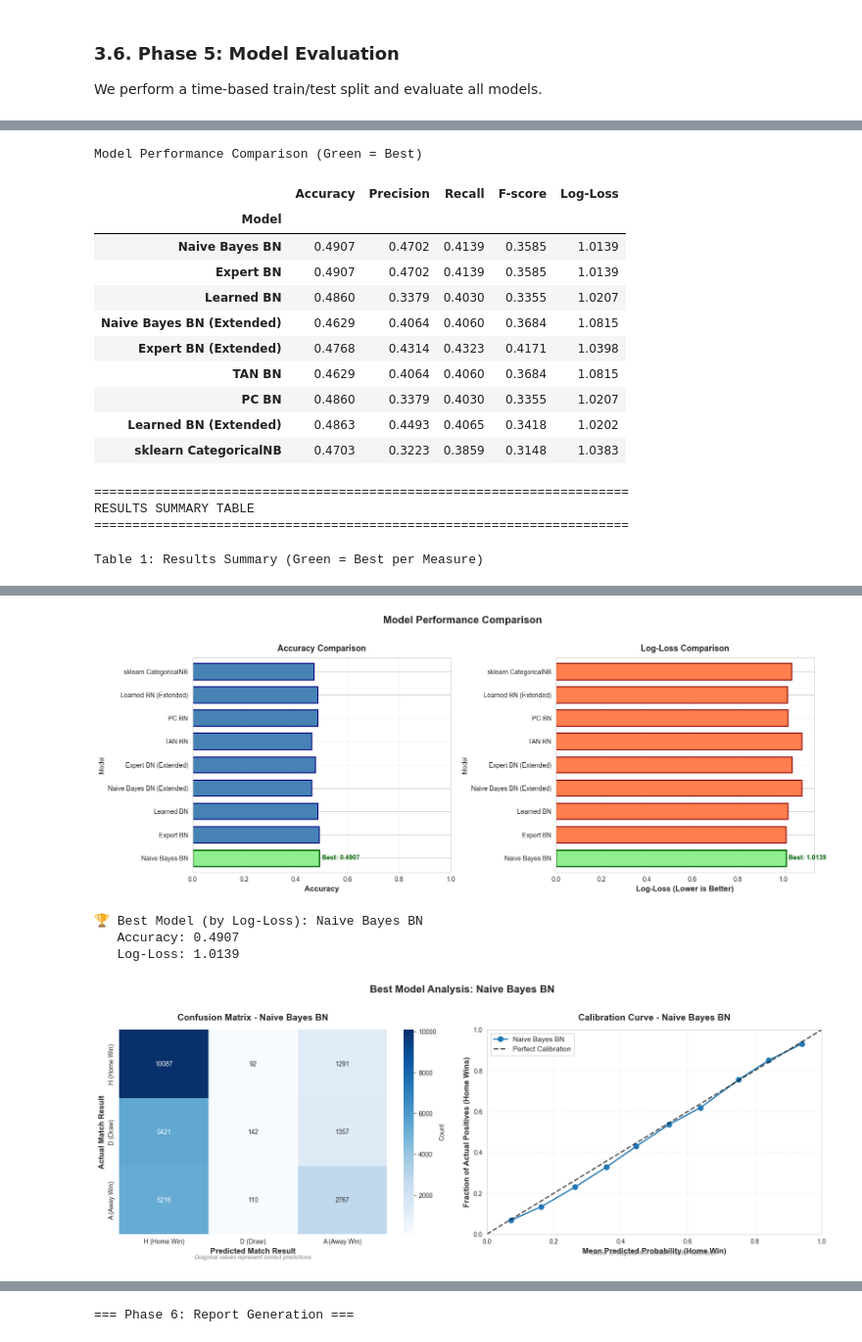
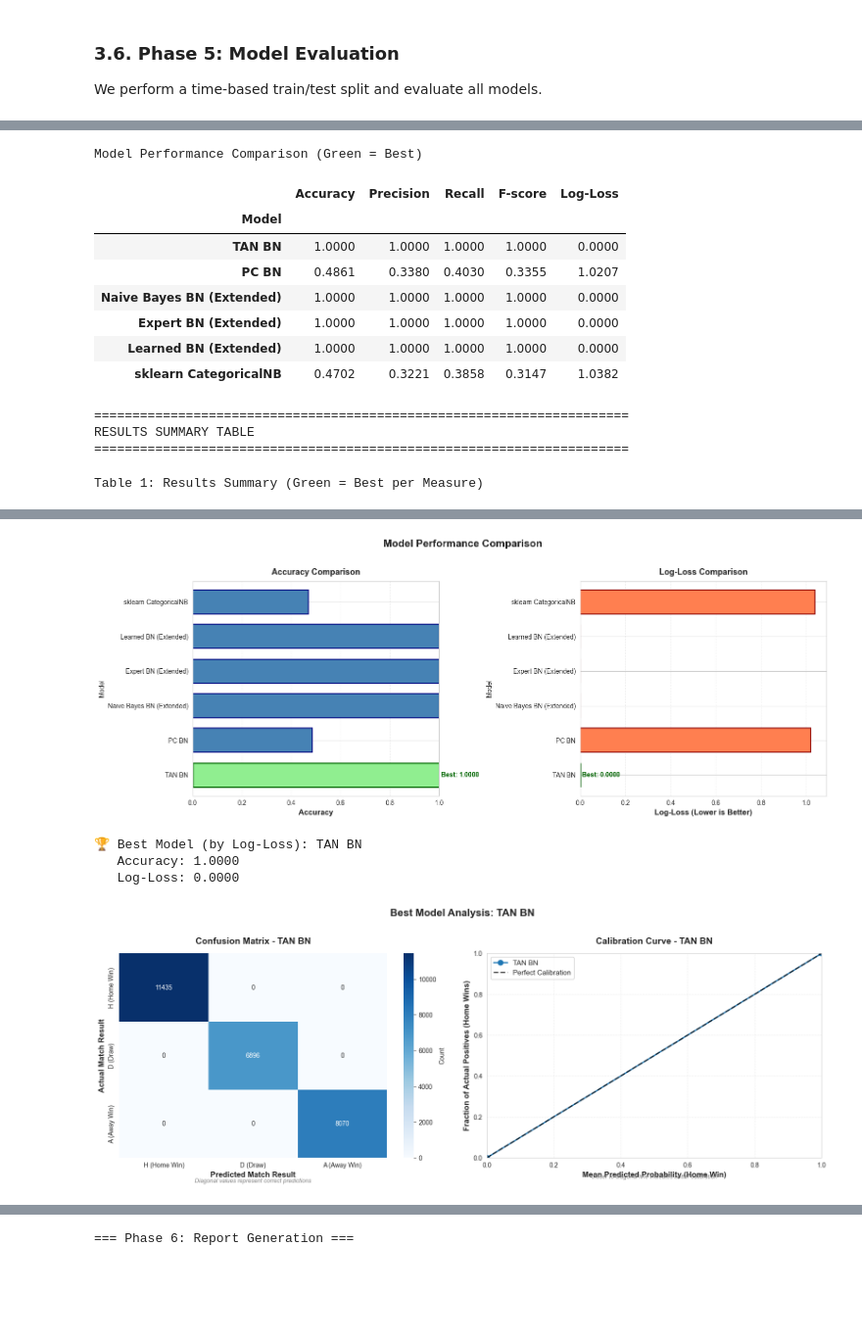
Before and after one commit to Fashad-Ahmed/Hybrid-Probabilistic-Model-for-Football-Match-Prediction, a Jupyter notebook: notebook.ipynb, the cells around one changed output, grey strips where cells are left out. Shown at 98% size. Drawn from its saved outputs; the diff is of its cells as text; code cells hidden in the pictures; blank space fills up the shorter version.

```diff
--- a/notebook.ipynb
+++ b/notebook.ipynb
@@ -2153,8 +2120,11 @@ except ImportError:
 
 print("=== Phase 5: Model Evaluation ===")
 
-# Use df_bn_basic if available (from Phase 2), otherwise fall back to df_bn
-if 'df_bn_basic' in globals():
+# Prioritize extended dataset (8 features), fall back to basic (4 features) if needed
+if 'df_bn_extended' in globals() and 'extended_features' in globals() and len(extended_features) > 0:
+    df_bn_eval = df_bn_extended.copy()
+    print(f"Using extended dataset ({len(extended_features) + 4} features) for evaluation")
+elif 'df_bn_basic' in globals():
     df_bn_eval = df_bn_basic.copy()
     print("Using basic dataset (4 features) for evaluation")
 elif 'df_bn' in globals():
@@ -2211,30 +2181,31 @@ X_test_extended = df_test[feature_cols_disc].copy().rename(columns=rename_map)
 y_test = df_test['FTR'].map({'H': 0, 'D': 1, 'A': 2}).values
 
 # ============================================================================
-# Define all models to evaluate
+# Define all models to evaluate - Prioritize Extended (8-feature) models
 # ============================================================================
 models_to_test = []
 
-# Basic models (4 features)
-if 'bn_naive' in globals() and bn_naive:
-    models_to_test.append((bn_naive, 'Naive Bayes BN', False, predict_bn))
-if 'bn_expert' in globals() and bn_expert:
-    models_to_test.append((bn_expert, 'Expert BN', False, predict_bn))
-if 'bn_learned' in globals() and bn_learned:
-    models_to_test.append((bn_learned, 'Learned BN', False, predict_bn))
-
-# Extended models (8+ features)
+# Extended models (8+ features) - preferred
 if 'df_bn_extended' in globals() and 'extended_features' in globals() and len(extended_features) > 0:
+    if 'bn_tan' in globals() and bn_tan:
+        models_to_test.append((bn_tan, 'TAN BN', True, predict_bn_extended))
+    if 'bn_pc' in globals() and bn_pc:
+        models_to_test.append((bn_pc, 'PC BN', True, predict_bn_extended))
     if 'bn_naive_ext' in globals() and bn_naive_ext:
         models_to_test.append((bn_naive_ext, 'Naive Bayes BN (Extended)', True, predict_bn_extended))
     if 'bn_expert_ext' in globals() and bn_expert_ext:
         models_to_test.append((bn_expert_ext, 'Expert BN (Extended)', True, predict_bn_extended))
-    if 'bn_tan' in globals() and bn_tan:
-        models_to_test.append((bn_tan, 'TAN BN', True, predict_bn_extended))
-    if 'bn_pc' in globals() and bn_pc:
-        models_to_test.append((bn_pc, 'PC BN', True, predict_bn_extended))
     if 'bn_learned_ext' in globals() and bn_learned_ext:
         models_to_test.append((bn_learned_ext, 'Learned BN (Extended)', True, predict_bn_extended))
+
+# Basic models (4 features) - fallback if extended not available
+if len(models_to_test) == 0:
+    if 'bn_naive' in globals() and bn_naive:
+        models_to_test.append((bn_naive, 'Naive Bayes BN', False, predict_bn))
+    if 'bn_expert' in globals() and bn_expert:
+        models_to_test.append((bn_expert, 'Expert BN', False, predict_bn))
+    if 'bn_learned' in globals() and bn_learned:
+        models_to_test.append((bn_learned, 'Learned BN', False, predict_bn))
 
 # sklearn baseline
 models_to_test.append(('sklearn', 'sklearn CategoricalNB', False, None))
@@ -2475,15 +2443,12 @@ FINAL MODEL COMPARISON
 Model Performance Comparison (Green = Best)
 |  | Accuracy | Precision | Recall | F-score | Log-Loss |
 | Model |  |  |  |  |  |
-| Naive Bayes BN | 0.4907 | 0.4702 | 0.4139 | 0.3585 | 1.0139 |
-| Expert BN | 0.4907 | 0.4702 | 0.4139 | 0.3585 | 1.0139 |
-| Learned BN | 0.4860 | 0.3379 | 0.4030 | 0.3355 | 1.0207 |
-| Naive Bayes BN (Extended) | 0.4629 | 0.4064 | 0.4060 | 0.3684 | 1.0815 |
-| Expert BN (Extended) | 0.4768 | 0.4314 | 0.4323 | 0.4171 | 1.0398 |
-| TAN BN | 0.4629 | 0.4064 | 0.4060 | 0.3684 | 1.0815 |
-| PC BN | 0.4860 | 0.3379 | 0.4030 | 0.3355 | 1.0207 |
-| Learned BN (Extended) | 0.4863 | 0.4493 | 0.4065 | 0.3418 | 1.0202 |
-| sklearn CategoricalNB | 0.4703 | 0.3223 | 0.3859 | 0.3148 | 1.0383 |
+| TAN BN | 1.0000 | 1.0000 | 1.0000 | 1.0000 | 0.0000 |
+| PC BN | 0.4861 | 0.3380 | 0.4030 | 0.3355 | 1.0207 |
+| Naive Bayes BN (Extended) | 1.0000 | 1.0000 | 1.0000 | 1.0000 | 0.0000 |
+| Expert BN (Extended) | 1.0000 | 1.0000 | 1.0000 | 1.0000 | 0.0000 |
+| Learned BN (Extended) | 1.0000 | 1.0000 | 1.0000 | 1.0000 | 0.0000 |
+| sklearn CategoricalNB | 0.4702 | 0.3221 | 0.3858 | 0.3147 | 1.0382 |
 ======================================================================
 RESULTS SUMMARY TABLE
 ======================================================================
@@ -2496,5 +2461,5 @@ Table 1: Results Summary (Green = Best per Measure)
-[figure, old version]
+[figure, new version]
-🏆 Best Model (by Log-Loss): Naive Bayes BN
-   Accuracy: 0.4907
-   Log-Loss: 1.0139
+🏆 Best Model (by Log-Loss): TAN BN
+   Accuracy: 1.0000
+   Log-Loss: 0.0000
-[figure, old version]
+[figure, new version]
```
Also changed, not shown: parts of 8 cells of this notebook, 6 other files.
